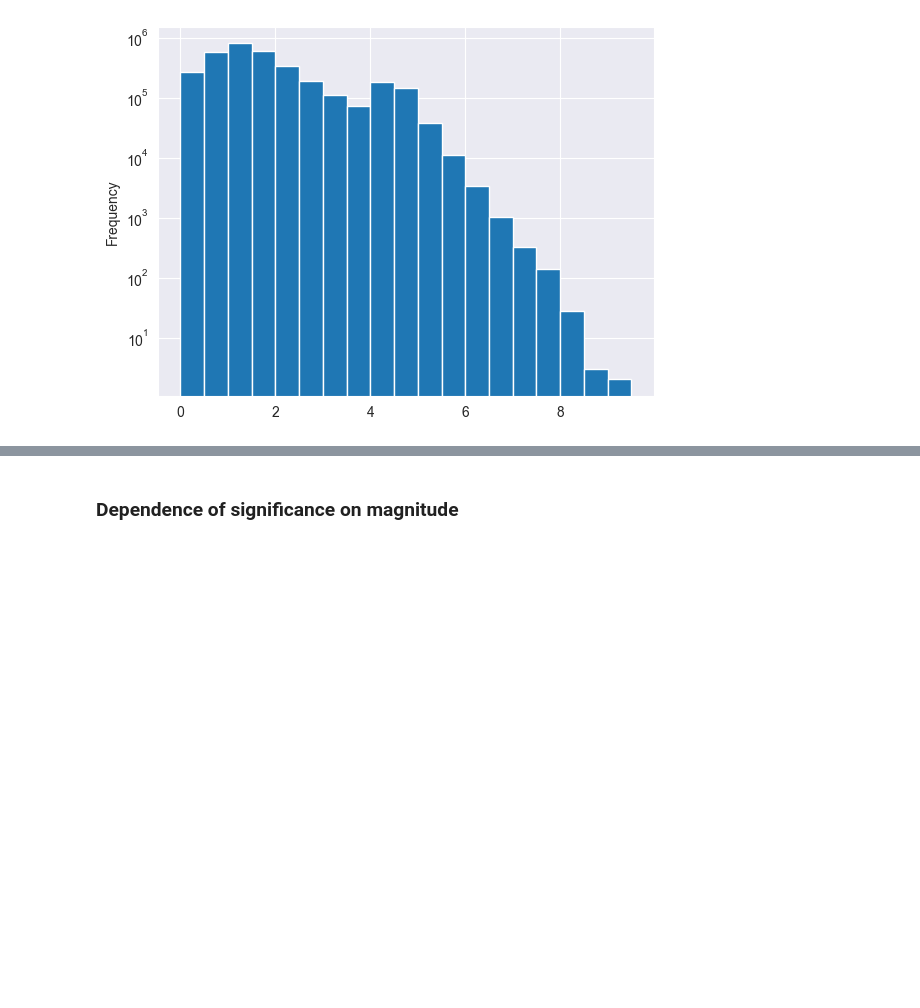
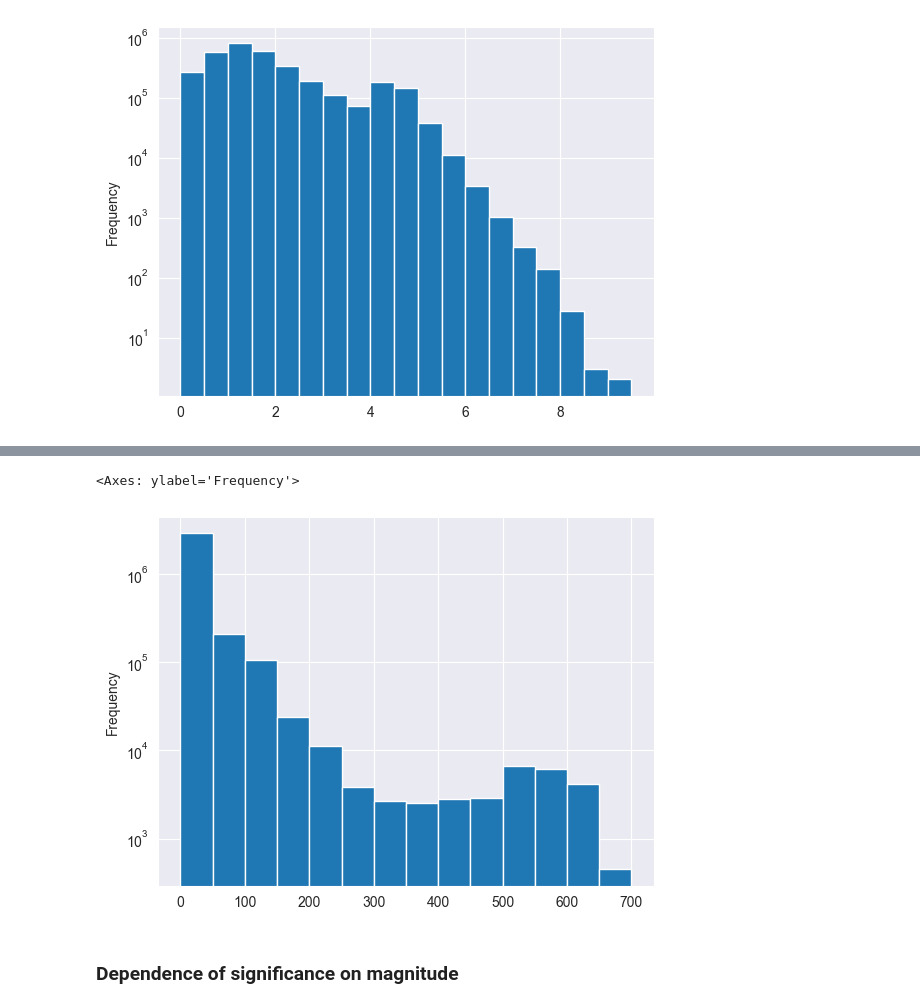
Before and after one commit to DenisIndenbom/DSBA-analytical-project, a Jupyter notebook: project.ipynb, the cells around one changed output, grey strips where cells are left out. Saved outputs shown, nothing was run; the diff lists cells and outputs as text; code cells hidden in the pictures; blank space fills up the shorter version.

```diff
--- a/project.ipynb
+++ b/project.ipynb
@@ -213,3 +202,8 @@ df['magnitudo'].plot(kind='hist', bins=np.arange(0., 10., 0.5), log=True)
+# %%
+df['depth'].plot(kind='hist', bins=np.arange(0., df['depth'].max(), 50), log=True)
+# %% [output]
+<Axes: ylabel='Frequency'>
+[figure, added]
 # %% [markdown]
 ### Dependence of significance on magnitude
 # %%
```
Also changed, not shown: parts of 6 cells of this notebook, 1 other file.
